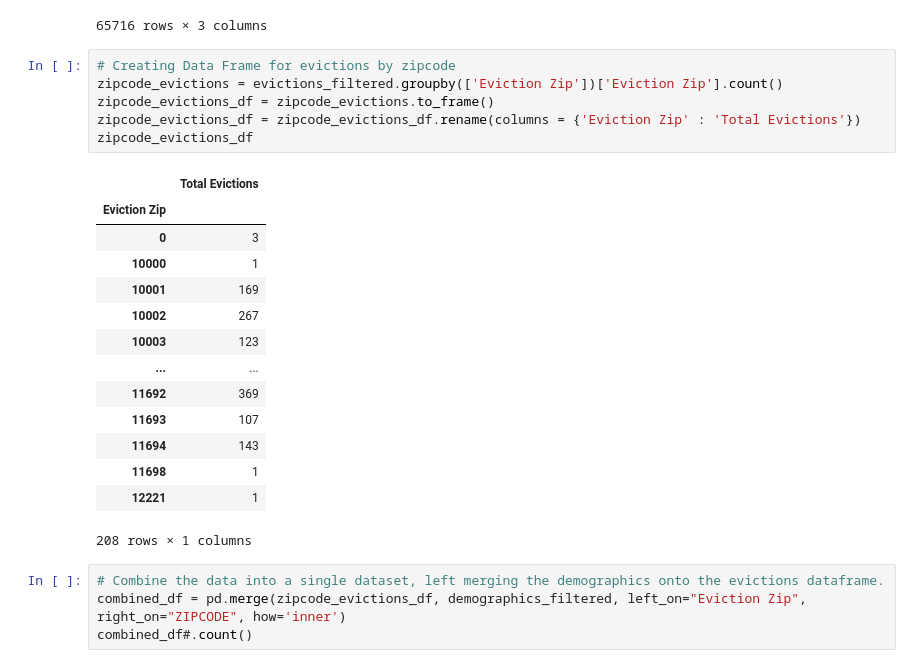
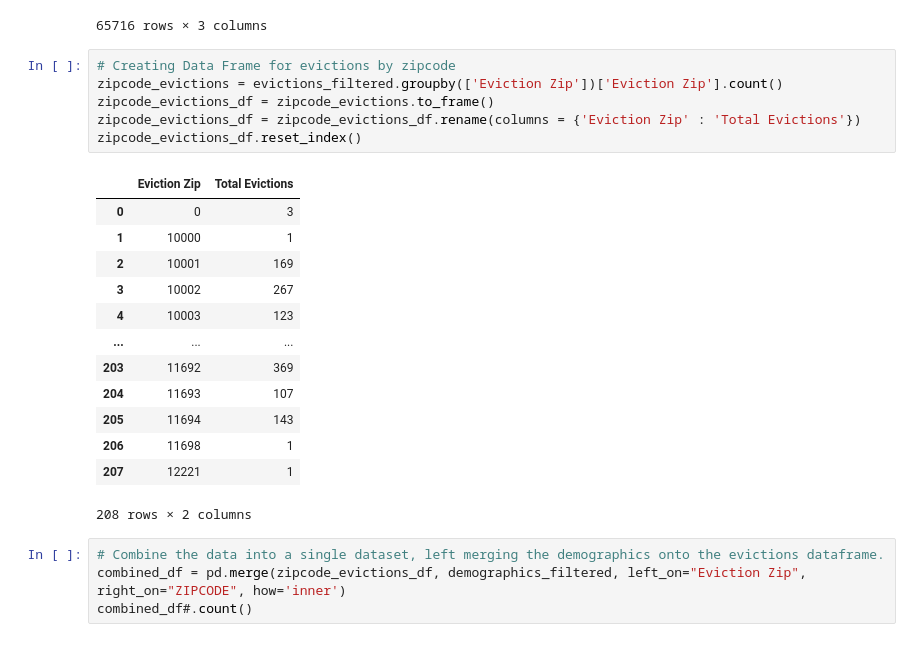
Before and after one commit to tmbiro/Crowdfunding_ETL, a Jupyter notebook: ETL_Mini_Project.ipynb, the cells around one changed output. Drawn from its saved outputs; the diff is of its cells as text.

```diff
--- a/ETL_Mini_Project.ipynb
+++ b/ETL_Mini_Project.ipynb
@@ -69,24 +69,23 @@ evictions_filtered
 # %%
 # Creating Data Frame for evictions by zipcode
 zipcode_evictions = evictions_filtered.groupby(['Eviction Zip'])['Eviction Zip'].count()
 zipcode_evictions_df = zipcode_evictions.to_frame()
 zipcode_evictions_df = zipcode_evictions_df.rename(columns = {'Eviction Zip' : 'Total Evictions'})
-zipcode_evictions_df
+zipcode_evictions_df.reset_index()
 # %% [output]
-|  | Total Evictions |
-| Eviction Zip |  |
-| 0 | 3 |
-| 10000 | 1 |
-| 10001 | 169 |
-| 10002 | 267 |
-| 10003 | 123 |
-| ... | ... |
-| 11692 | 369 |
-| 11693 | 107 |
-| 11694 | 143 |
-| 11698 | 1 |
-| 12221 | 1 |
+|  | Eviction Zip | Total Evictions |
+| 0 | 0 | 3 |
+| 1 | 10000 | 1 |
+| 2 | 10001 | 169 |
+| 3 | 10002 | 267 |
+| 4 | 10003 | 123 |
+| ... | ... | ... |
+| 203 | 11692 | 369 |
+| 204 | 11693 | 107 |
+| 205 | 11694 | 143 |
+| 206 | 11698 | 1 |
+| 207 | 12221 | 1 |
-208 rows × 1 columns
+208 rows × 2 columns
 # %%
 # Combine the data into a single dataset, left merging the demographics onto the evictions dataframe.
 combined_df = pd.merge(zipcode_evictions_df, demographics_filtered, left_on="Eviction Zip", right_on="ZIPCODE", how='inner')
```
